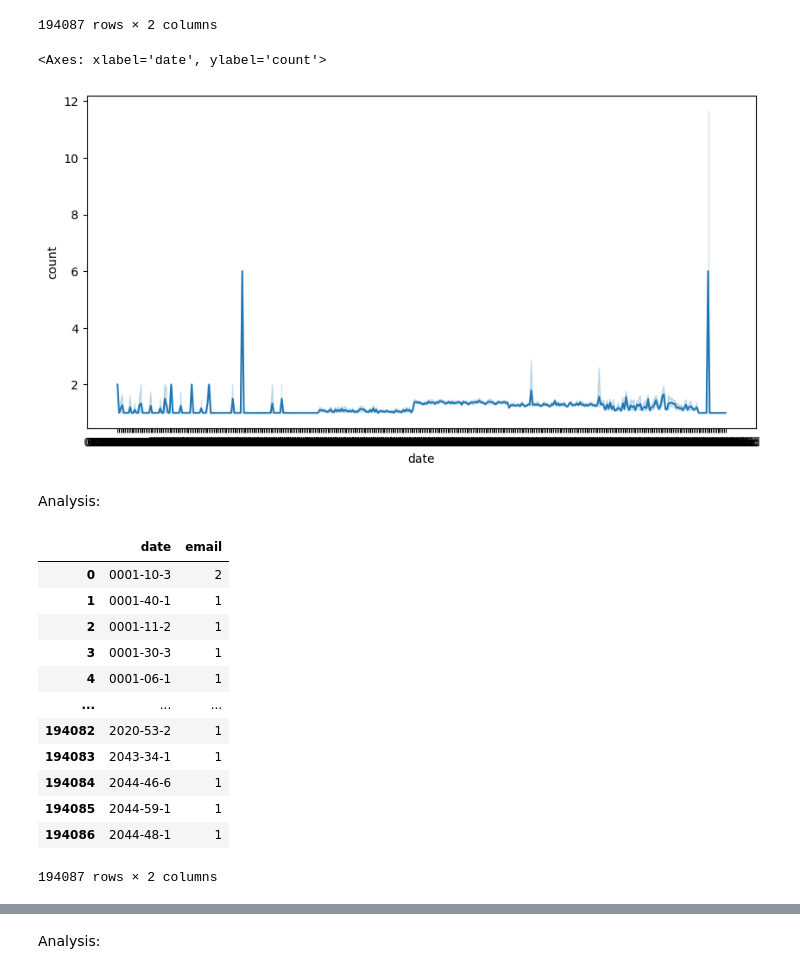
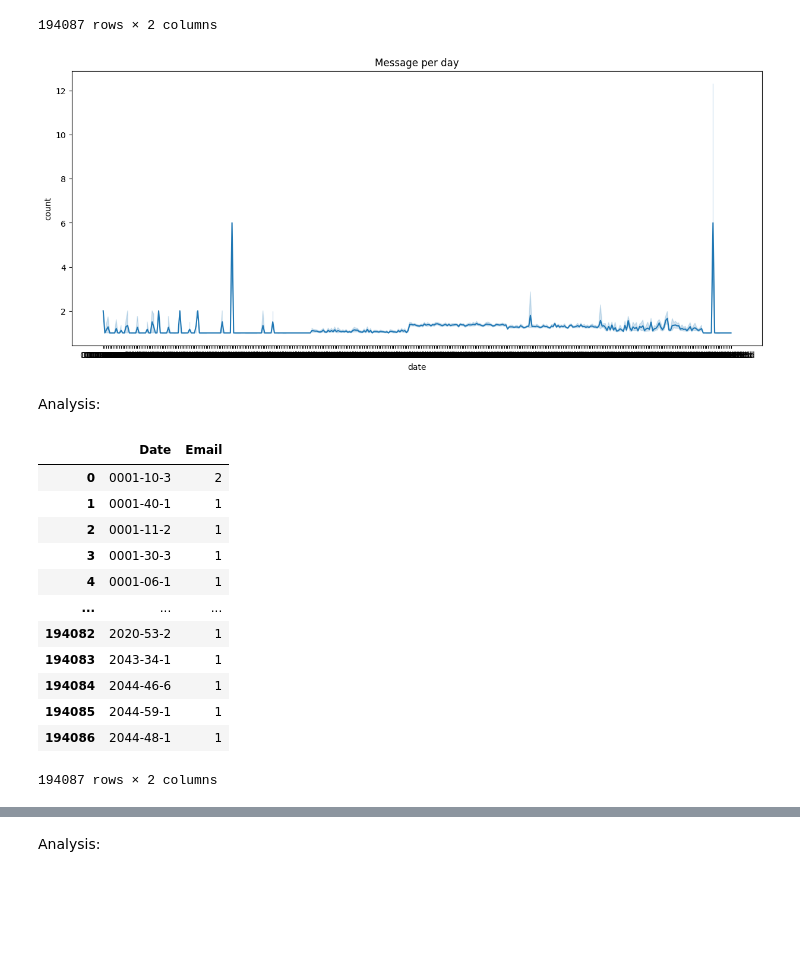
Before and after one commit to Sharrfaa/textsummariser, a Jupyter notebook: IBP_Assignment2.ipynb, the cells around one changed output, grey strips where cells are left out. Saved outputs shown, nothing was run; the diff lists cells and outputs as text; code cells hidden in the pictures; blank space fills up the shorter version.

```diff
--- a/IBP_Assignment2.ipynb
+++ b/IBP_Assignment2.ipynb
@@ -218,10 +218,10 @@ GROUP BY date
 cur.execute(SQL)
 
 # convert data to dataframe
-messageperday_df = pd.read_sql_query(SQL, conn)
+messageperday_dataframe = pd.read_sql_query(SQL, conn)
 
 # displaying the dataframe
-messageperday_df
+messageperday_dataframe
 # %% [output]
 |  | date | count |
 | 0 | 0001-10-5d | 2 |
@@ -239,31 +239,32 @@ messageperday_df
 # %%
 # plotting graph
 
-fig = plt.subplots(figsize=(10,5))
-sns.lineplot(x="date", y="count" ,data= messageperday_df)
+graph1 = plt.subplots(figsize=(15,6))
+sns.lineplot(x="date", y="count" ,data= messageperday_dataframe)
+plt.title('Message per day')
+plt.show()
 # %% [output]
-<Axes: xlabel='date', ylabel='count'>
-[figure, old version]
+[figure, new version]
 # %% [markdown]
 Analysis:
 # %%
 # count number of email per week using sql query, strftime and COUNT()
 SQL = """
-SELECT strftime('%Y-%M-%w',date)
-AS date,
-COUNT(*) AS email FROM message
-GROUP BY date
+SELECT strftime('%Y-%M-%w',Date)
+AS Date,
+COUNT(*) AS Email FROM message
+GROUP BY Date
 """
 
 cur.execute(SQL)
 
 # converting to dataframe
-messageperweek_df = pd.read_sql_query(SQL, conn)
+messageperweek_dataframe = pd.read_sql_query(SQL, conn)
 
 # displaying the dataframe
-messageperweek_df
+messageperweek_dataframe
 # %% [output]
-|  | date | email |
+|  | Date | Email |
 | 0 | 0001-10-3 | 2 |
 | 1 | 0001-40-1 | 1 |
 | 2 | 0001-11-2 | 1 |
```
Also changed, not shown: parts of 21 cells of this notebook.
